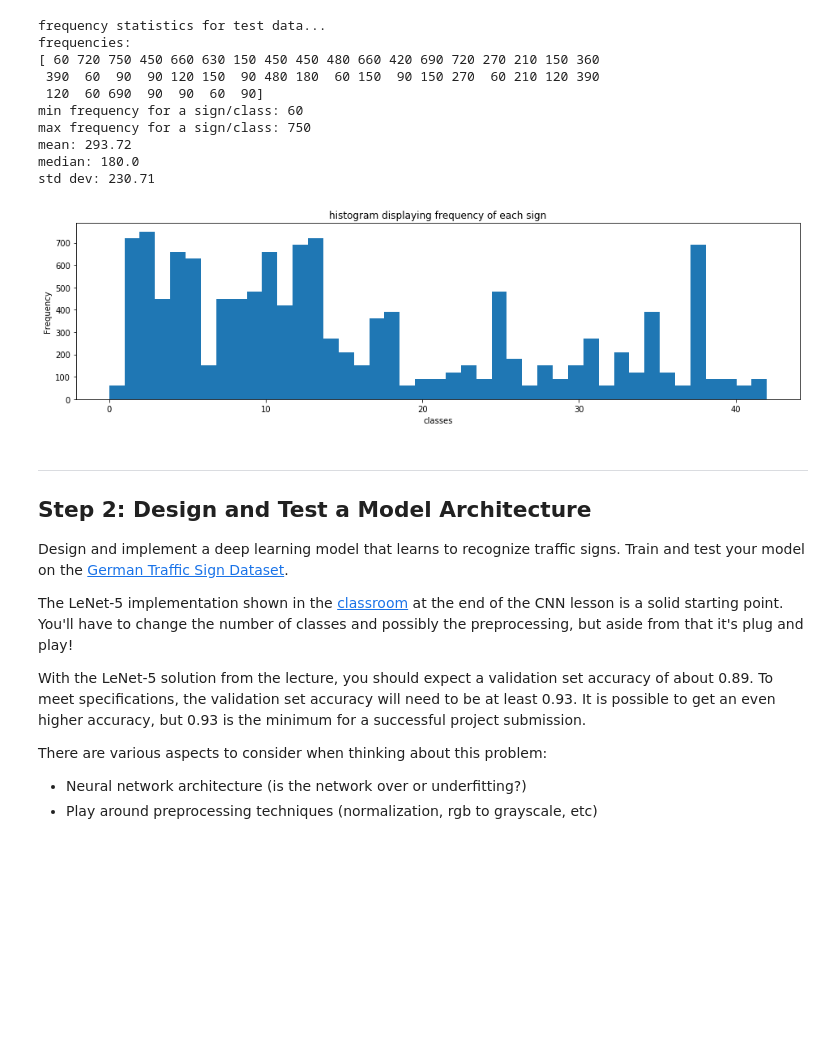
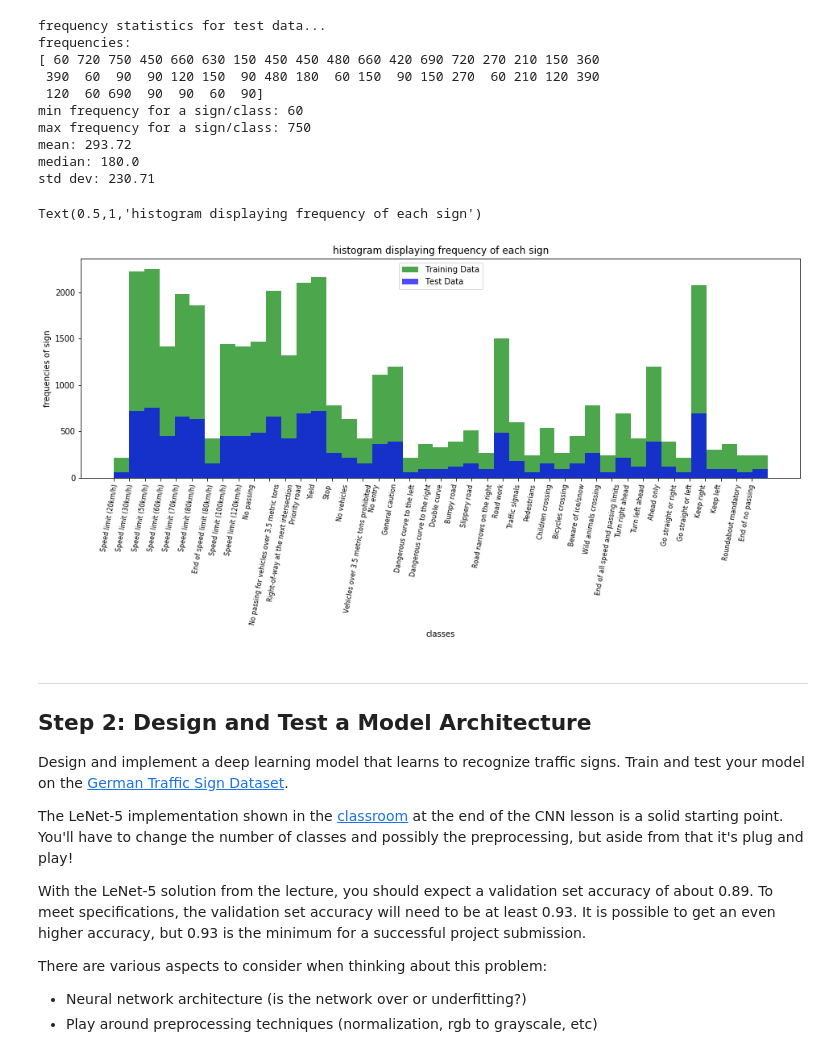
Before and after one commit to debasis123/P2-CarND-Traffic-Sign-Classifier, a Jupyter notebook: Traffic_Sign_Classifier.ipynb, the cells around one changed output. Saved outputs shown, nothing was run; the diff lists cells and outputs as text; code cells hidden in the pictures; blank space fills up the shorter version.

Commit message:
modified writeup, new image

```diff
--- a/Traffic_Sign_Classifier.ipynb
+++ b/Traffic_Sign_Classifier.ipynb
@@ -202,10 +198,28 @@ max frequency for a sign/class: 750
 mean: 293.72
 median: 180.0
 std dev: 230.71
-# %%
-plot_hist_of_signs(y_test)
-# %% [output]
-[figure, removed]
+# %%
+# plot both training and test data in single historgram for easier comparison
+
+with open("signnames.csv", 'r') as f:
+    next(f)
+    lines = f.readlines()
+l = []
+for line in lines:
+    l.append(line.split(',')[-1])
+signs = np.array(l)
+
+plt.figure(figsize=(16,5))
+pd.Series(y_train).plot.hist(bins=n_classes, color='g', alpha=0.7, label='Training Data')
+pd.Series(y_test).plot.hist(bins=n_classes, color='b', alpha=0.7, label='Test Data')
+plt.legend(loc='upper center')
+plt.xlabel("classes")
+plt.xticks(np.arange(0, 42, 1), signs, rotation=80, fontsize=8)
+plt.ylabel("frequencies of sign")
+plt.title("histogram displaying frequency of each sign")
+# %% [output]
+Text(0.5,1,'histogram displaying frequency of each sign')
+[figure, added]
 # %% [markdown]
 ----
 
```
Also changed, not shown: parts of 1 cell of this notebook, 3 other files.
